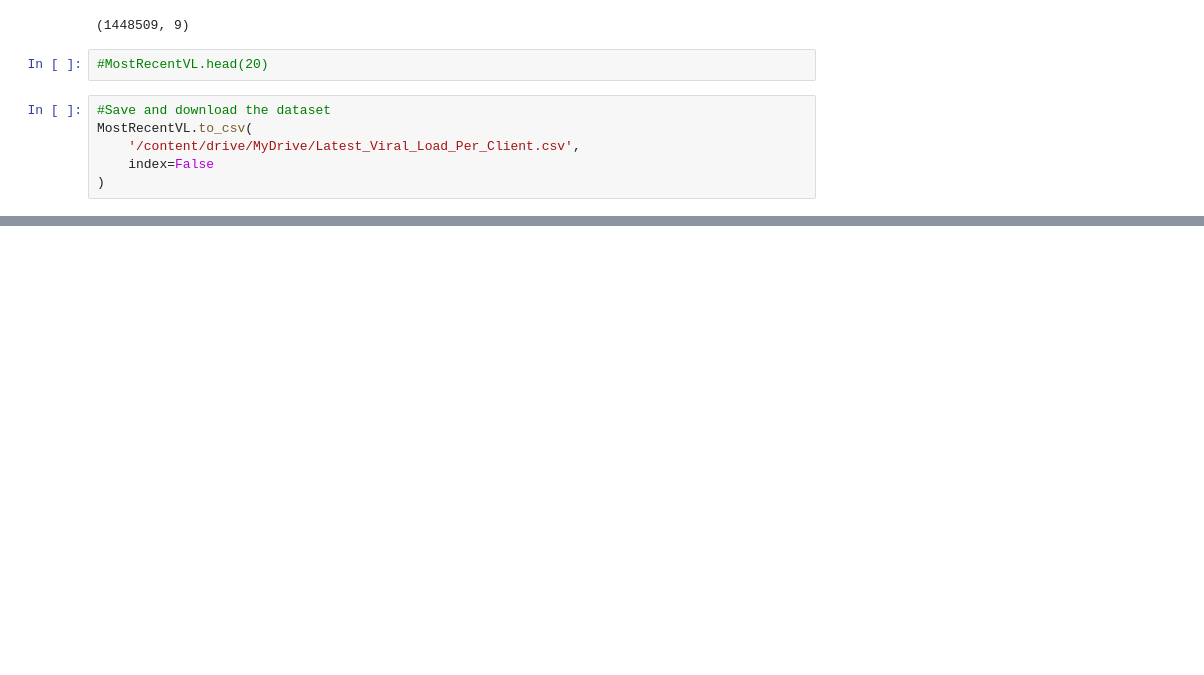
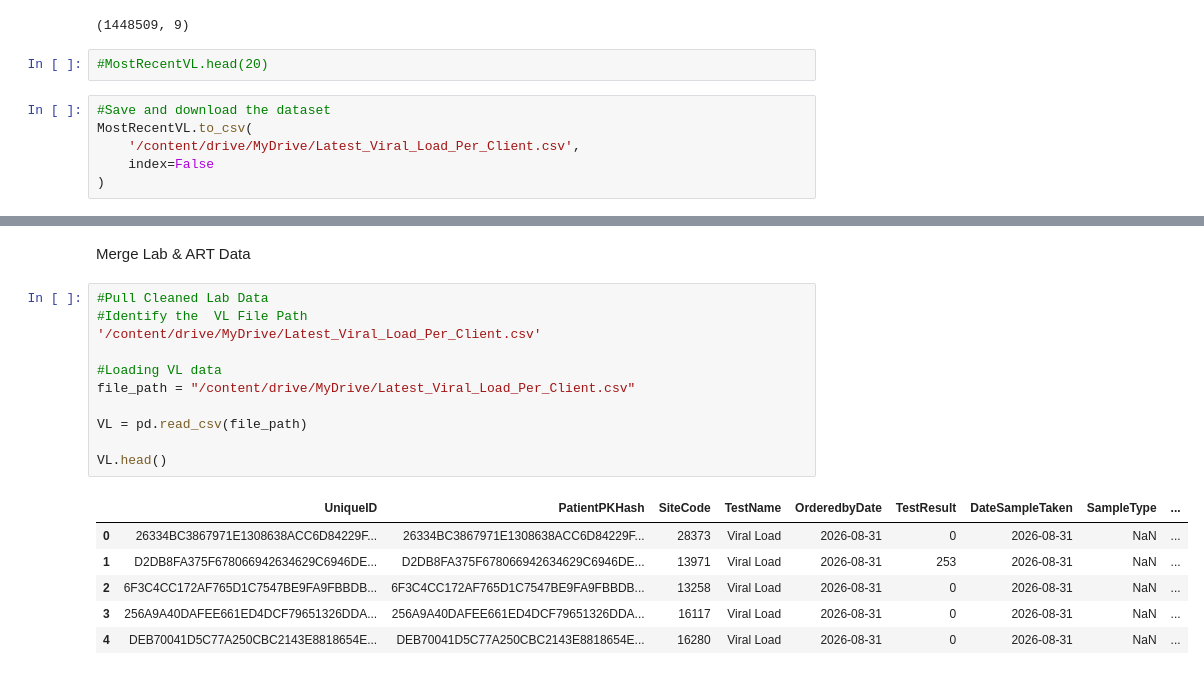
Before and after one commit to FridaOyucho/Viral-Load-Coverage-and-Suppression-Analysis, a Jupyter notebook: VL_Analysis.ipynb, the cells around one changed output, grey strips where cells are left out. Drawn from its saved outputs; the diff is of its cells as text; blank space fills up the shorter version.

```diff
--- a/VL_Analysis.ipynb
+++ b/VL_Analysis.ipynb
@@ -327,0 +467,20 @@ MostRecentVL.to_csv(
+# %% [markdown]
+Merge Lab & ART Data
+# %%
+#Pull Cleaned Lab Data
+#Identify the  VL File Path
+'/content/drive/MyDrive/Latest_Viral_Load_Per_Client.csv'
+
+#Loading VL data
+file_path = "/content/drive/MyDrive/Latest_Viral_Load_Per_Client.csv"
+
+VL = pd.read_csv(file_path)
+
+VL.head()
+# %% [output]
+|  | UniqueID | PatientPKHash | SiteCode | TestName | OrderedbyDate | TestResult | DateSampleTaken | SampleType | ... |
+| 0 | 26334BC3867971E1308638ACC6D84229F... | 26334BC3867971E1308638ACC6D84229F... | 28373 | Viral Load | 2026-08-31 | 0 | 2026-08-31 | NaN | ... |
+| 1 | D2DB8FA375F678066942634629C6946DE... | D2DB8FA375F678066942634629C6946DE... | 13971 | Viral Load | 2026-08-31 | 253 | 2026-08-31 | NaN | ... |
+| 2 | 6F3C4CC172AF765D1C7547BE9FA9FBBDB... | 6F3C4CC172AF765D1C7547BE9FA9FBBDB... | 13258 | Viral Load | 2026-08-31 | 0 | 2026-08-31 | NaN | ... |
+| 3 | 256A9A40DAFEE661ED4DCF79651326DDA... | 256A9A40DAFEE661ED4DCF79651326DDA... | 16117 | Viral Load | 2026-08-31 | 0 | 2026-08-31 | NaN | ... |
+| 4 | DEB70041D5C77A250CBC2143E8818654E... | DEB70041D5C77A250CBC2143E8818654E... | 16280 | Viral Load | 2026-08-31 | 0 | 2026-08-31 | NaN | ... |
```
Also changed, not shown: parts of 30 cells of this notebook.
